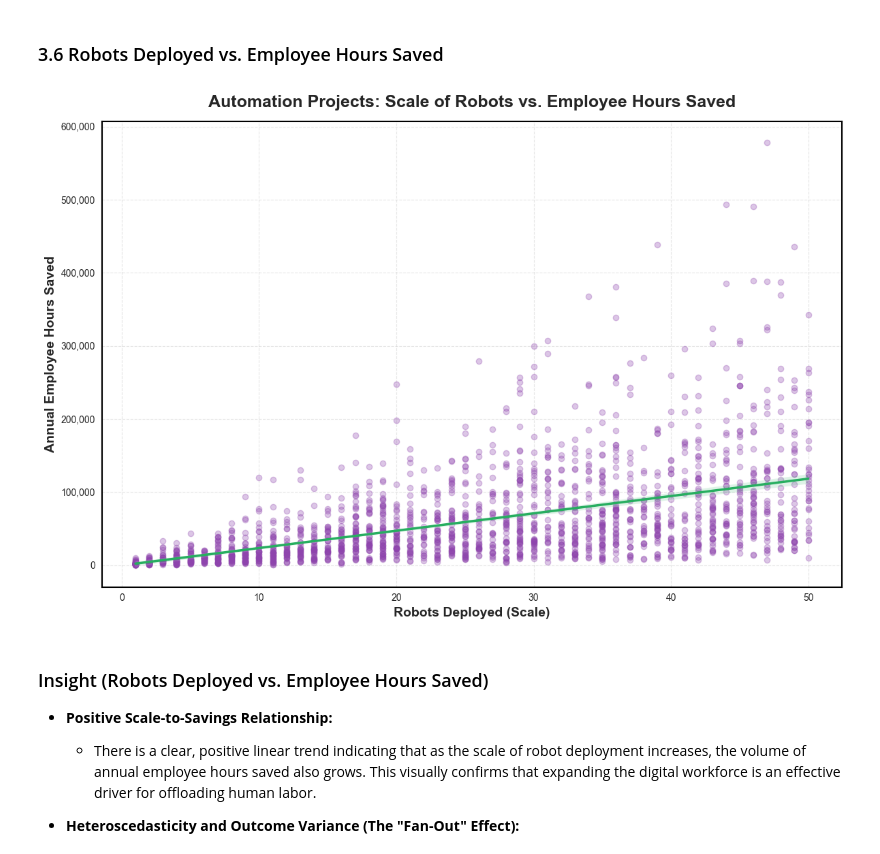
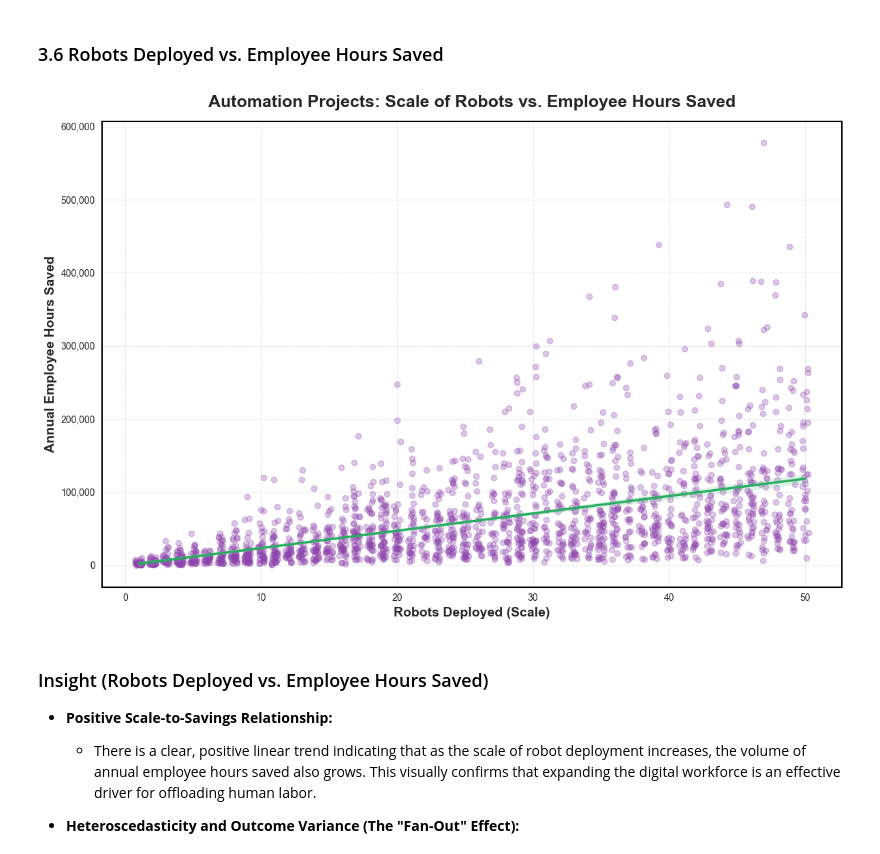
Before and after one commit to fathirrizkifadillah/Worldwide-Robotic-Process-Automation-Database-2026, a Jupyter notebook: main.ipynb, the cells around one changed output. Cells and saved outputs as stored; diff of their text form; code cells hidden in the pictures.

```diff
--- a/main.ipynb
+++ b/main.ipynb
@@ -1174,34 +1174,36 @@ fig, ax = plt.subplots(figsize=(12, 8))
 
 sample_projects = auto_projects.sample(n=2000, random_state=42)
 
 sns.regplot(
     data=sample_projects,
     x='robots_deployed',
     y='employee_hours_saved',
     scatter_kws={'alpha':0.3, 'color':'#8e44ad'},
     line_kws={'color':'#27ae60', 'linewidth':2.5},
+    x_jitter=0.25,
     ax=ax
 )
+
 
 ax.set_title('Automation Projects: Scale of Robots vs. Employee Hours Saved', fontsize=18, fontweight='bold', pad=15)
 ax.set_xlabel('Robots Deployed (Scale)', fontsize=14, fontweight='bold')
 ax.set_ylabel('Annual Employee Hours Saved', fontsize=14, fontweight='bold')
 
 ax.ticklabel_format(style='plain', axis='both')
 ax.get_yaxis().set_major_formatter(plt.FuncFormatter(lambda x, loc: f"{x:,.0f}"))
 
 ax.grid(True, linestyle='--', alpha=0.5)
 
 for spine in ax.spines.values():
     spine.set_edgecolor('black')
     spine.set_linewidth(1.5)
 
 plt.tight_layout()
 filepath = os.path.join('img', 'Automation_Projects_Robots_vs_Hours_Saved.png')
 plt.savefig(filepath, dpi=300, bbox_inches='tight', facecolor='white')
 plt.show()
 # %% [output]
-[figure, old version]
+[figure, new version]
 # %% [markdown]
 ### Insight (Robots Deployed vs. Employee Hours Saved)
 
```
Also changed, not shown: 3 other files.
